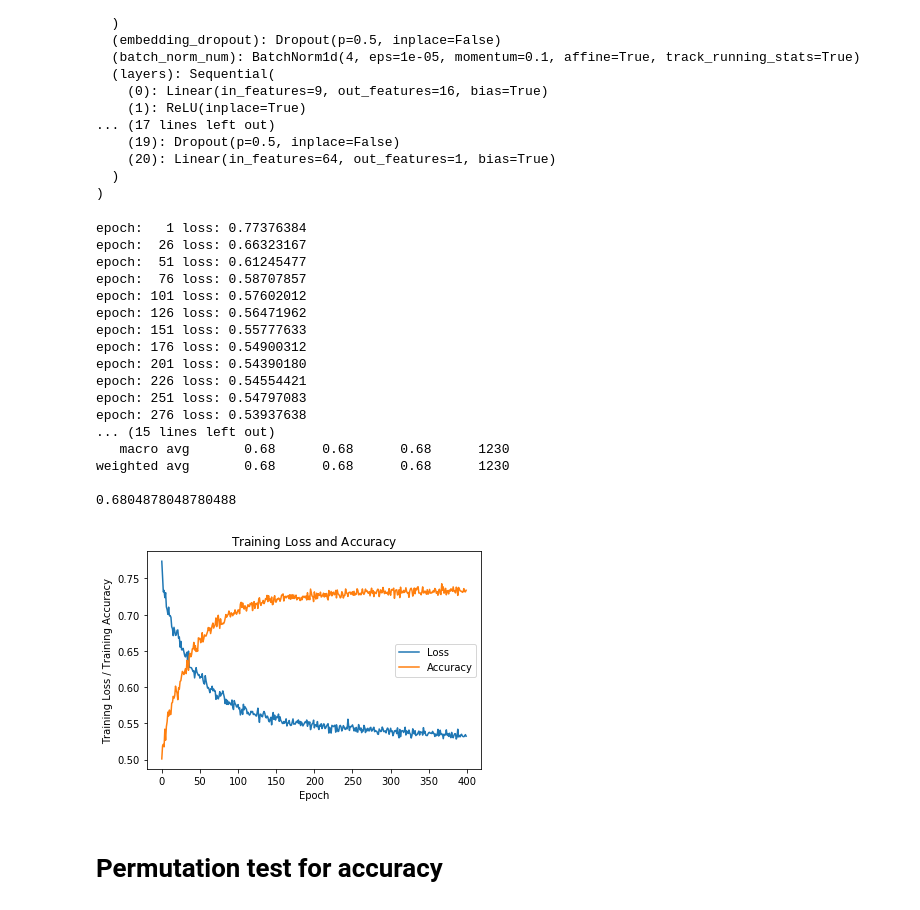
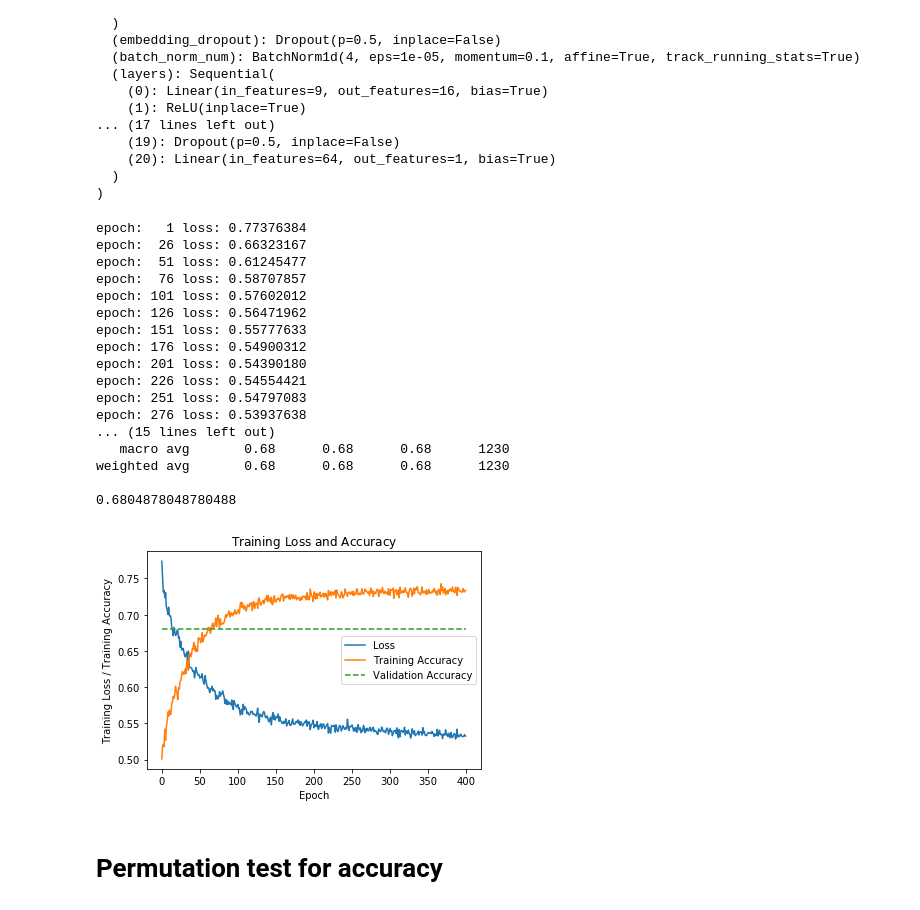
Before and after one commit to oskarwiese/fagprojekt, a Jupyter notebook: src/Classifier_notebook.ipynb, the cells around one changed output. Drawn from its saved outputs; the diff is of its cells as text; code cells hidden in the pictures.

Commit message:
start på discussion of results og et plot

```diff
--- a/src/Classifier_notebook.ipynb
+++ b/src/Classifier_notebook.ipynb
@@ -709,11 +709,10 @@ print(f'epoch: {i:3} loss: {single_loss.item():10.10f}')
 if "plot":
     plt.plot(range(epochs), aggregated_losses , label="Loss")
 
-    plt.plot(range(epochs), train_accs, label = "Accuracy" )
+    plt.plot(range(epochs), train_accs, label = "Training Accuracy" )
     plt.ylabel('Training Loss / Training Accuracy')
     plt.xlabel('Epoch');
     plt.title(r'$\mathrm{Training \ Loss \ and \ Accuracy}$')
-    plt.legend()
 
 
 # Predict on the test set
@@ -727,34 +726,39 @@ y_pred = (y_val > threshold).float()
 
 
 conf = confusion_matrix(ytest,y_pred)
 conf_norm = np.copy(conf).astype(float)
 N = conf.sum()
 conf_norm = conf / N
 
 neural_acc = accuracy_score(ytest, y_pred)
+if "plot":
+    xs = [0,400]
+    ys = [neural_acc, neural_acc]
+    plt.plot(xs, ys, "--", label = "Validation Accuracy")
+    plt.legend()
 print(conf)
 print(np.around(conf_norm, 3))
 print(classification_report(ytest,y_pred))
 print(neural_acc)
 # %% [output]
 epoch:   1 loss: 0.77376384
 epoch:  26 loss: 0.66323167
 epoch:  51 loss: 0.61245477
 epoch:  76 loss: 0.58707857
 epoch: 101 loss: 0.57602012
 epoch: 126 loss: 0.56471962
 epoch: 151 loss: 0.55777633
 epoch: 176 loss: 0.54900312
 epoch: 201 loss: 0.54390180
 epoch: 226 loss: 0.54554421
 epoch: 251 loss: 0.54797083
 epoch: 276 loss: 0.53937638
 ... (15 lines left out)
    macro avg       0.68      0.68      0.68      1230
 weighted avg       0.68      0.68      0.68      1230
 
 0.6804878048780488
-[figure, old version]
+[figure, new version]
 # %% [markdown]
 # Permutation test for accuracy
 # %%
```
Also changed, not shown: 2 other files.
